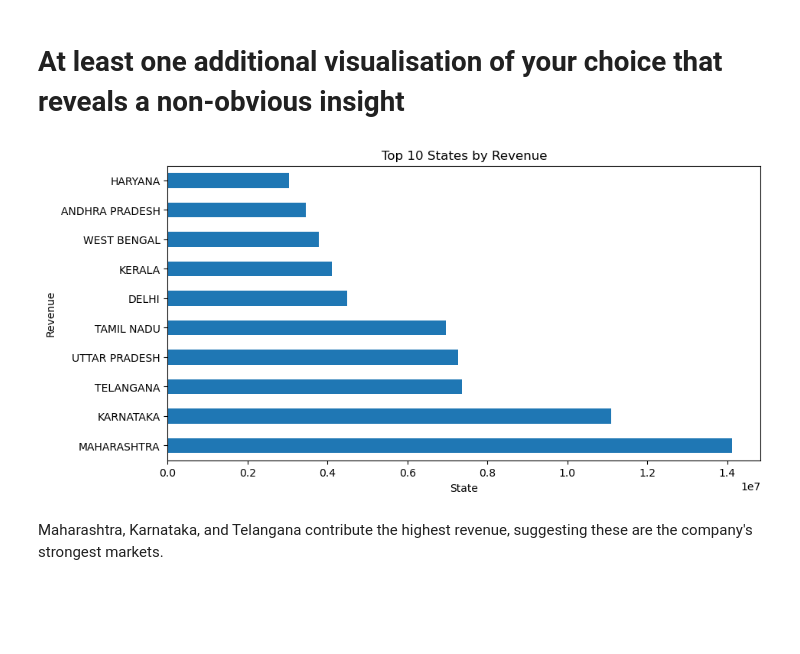
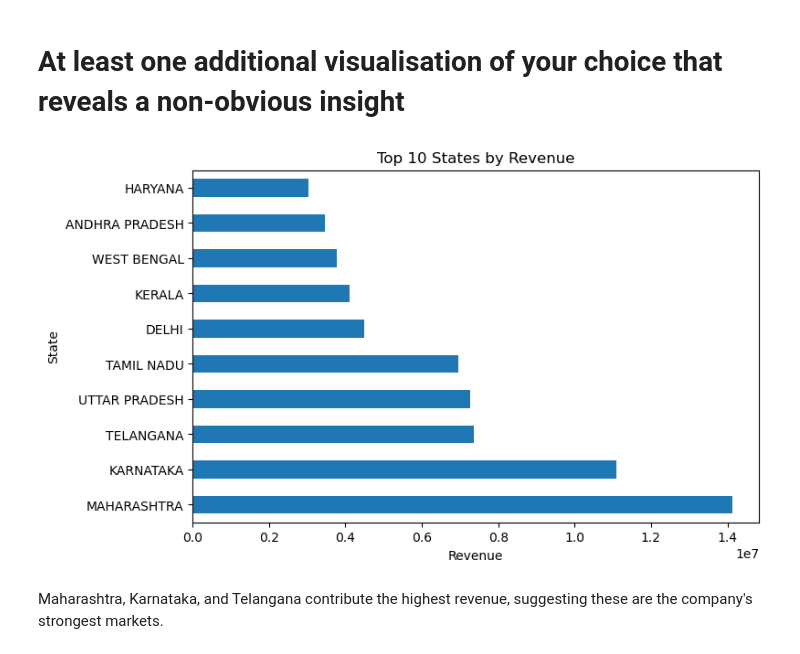
Before and after one commit to krishnadeshmukh666/OIBSIP, a Jupyter notebook: TASK 1-EDA on Retail Sales Data/analysis.ipynb, the cells around one changed output. Saved outputs shown, nothing was run; the diff lists cells and outputs as text; code cells hidden in the pictures; blank space fills up the shorter version.

```diff
--- a/TASK 1-EDA on Retail Sales Data/analysis.ipynb
+++ b/TASK 1-EDA on Retail Sales Data/analysis.ipynb
@@ -130,5 +124,3 @@ df['promotion-ids']=df['promotion-ids'].fillna(mode_4)
-# %%
-df['fulfilled-by']=df['fulfilled-by'].fillna("Easy Ship")
 # %%
-df = df.drop(columns=['Unnamed: 22'])
+df = df.drop(columns=['Unnamed: 22','fulfilled-by'])
 # %% [markdown]
@@ -136,5 +128,4 @@ df = df.drop(columns=['Unnamed: 22'])
 # %%
-df['Date']=pd.to_datetime(df["Date"])
 df['Day']=df["Date"].dt.day
 df['Month']=df["Date"].dt.strftime('%b')
 df['Year']=df["Date"].dt.year
@@ -149,12 +140,10 @@ Mar    1.075209e+05
 May    2.785047e+07
 Name: Amount, dtype: float64
 # %%
-df['Month'] = df['Date'].dt.strftime('%b')
-
 monthly_sales = Monthly_sales.reindex(['Mar', 'Apr', 'May', 'Jun'])
 
 plt.figure(figsize=(10,5))
-monthly_sales.plot(marker='o')
+monthly_sales.plot(kind="line",marker='o')
 
 plt.title('Monthly Sales Trend')
 plt.xlabel('Month')
@@ -317,22 +306,22 @@ The heatmap shows a moderate positive correlation between Quantity and Amount. T
 # %%
 state_sales = (
     df.groupby('ship-state')['Amount']
       .sum()
       .sort_values(ascending=False)
       .head(10)
 )
 
-plt.figure(figsize=(10,5))
+plt.figure(figsize=(8,5))
 
 state_sales.plot(kind='barh')
 
 plt.title('Top 10 States by Revenue')
-plt.xlabel('State')
-plt.ylabel('Revenue')
+plt.xlabel('Revenue')
+plt.ylabel('State')
 
 plt.show()
 # %% [output]
-[figure, old version]
+[figure, new version]
 # %% [markdown]
 Maharashtra, Karnataka, and Telangana contribute the highest revenue, suggesting these are the company's strongest markets.
 # %%
```
Also changed, not shown: parts of 10 cells of this notebook, 2 other files.
